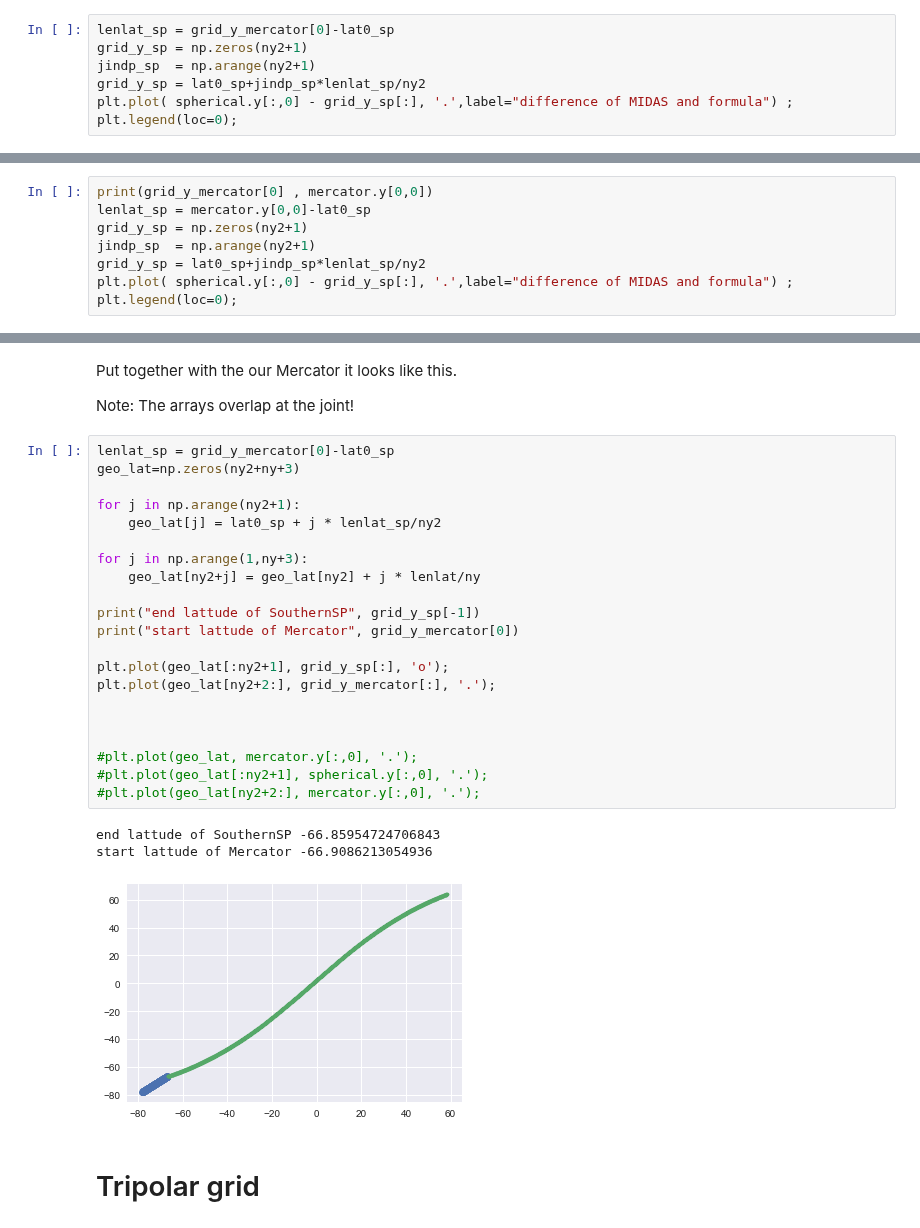
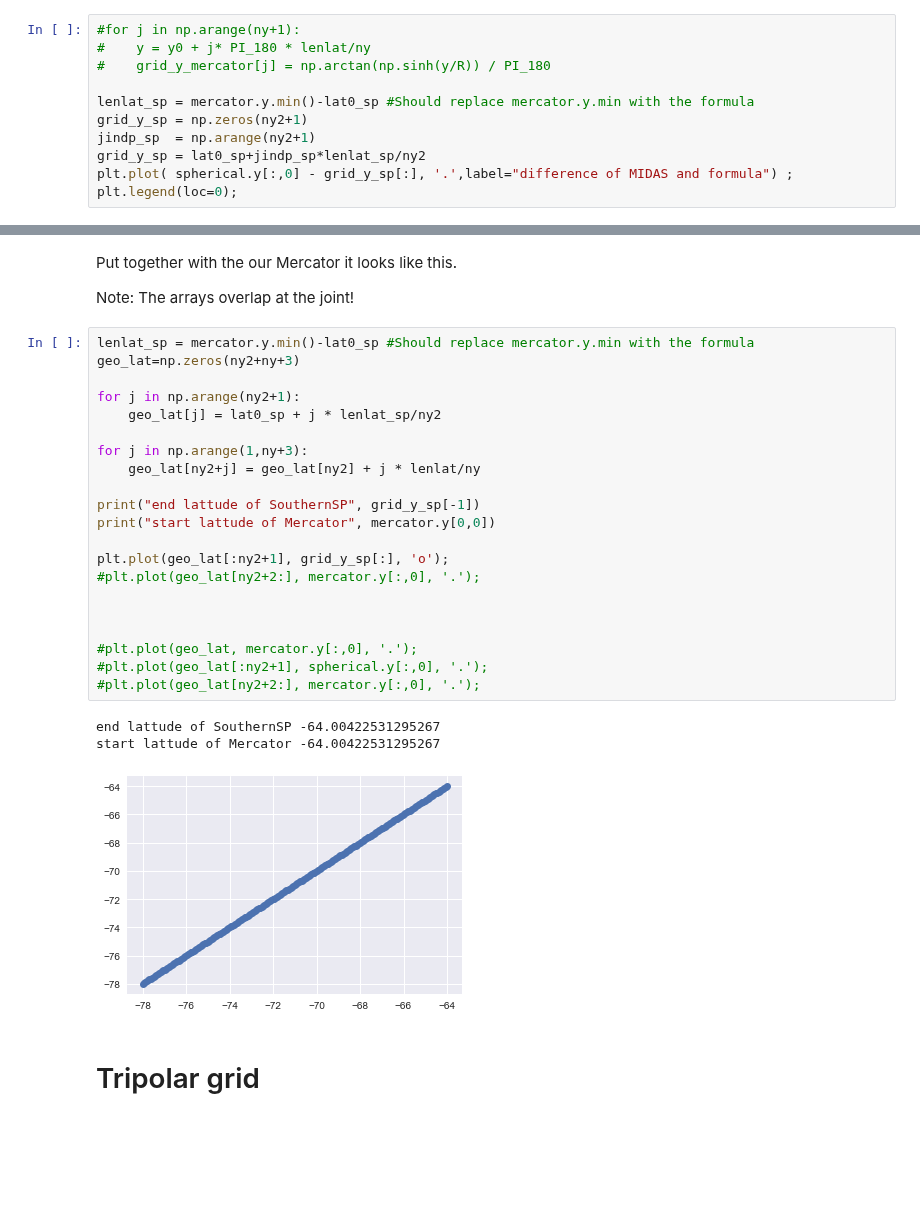
Before and after one commit to nikizadehgfdl/grid_generation, a Jupyter notebook: ocean_grid_0.25.ipynb, the cells around one changed output, grey strips where cells are left out. Drawn from its saved outputs; the diff is of its cells as text; blank space fills up the shorter version.

```diff
--- a/ocean_grid_0.25.ipynb
+++ b/ocean_grid_0.25.ipynb
@@ -208,7 +209,11 @@ plt.plot( spherical.y[:,0], '.');
 # %% [markdown]
 ## Simple line
 # %%
-lenlat_sp = grid_y_mercator[0]-lat0_sp
+#for j in np.arange(ny+1):
+#    y = y0 + j* PI_180 * lenlat/ny
+#    grid_y_mercator[j] = np.arctan(np.sinh(y/R)) / PI_180
+
+lenlat_sp = mercator.y.min()-lat0_sp #Should replace mercator.y.min with the formula
 grid_y_sp = np.zeros(ny2+1)
 jindp_sp  = np.arange(ny2+1)
 grid_y_sp = lat0_sp+jindp_sp*lenlat_sp/ny2
@@ -219,10 +224,2 @@ plt.legend(loc=0);
 # %% [markdown]
 Note the difference is due to the difference between our formula generated starting latitude of Mercator grid grid_y_mercator[0] and MIDAS generated quantity mercator.y[0,0]
-# %%
-print(grid_y_mercator[0] , mercator.y[0,0])
-lenlat_sp = mercator.y[0,0]-lat0_sp
-grid_y_sp = np.zeros(ny2+1)
-jindp_sp  = np.arange(ny2+1)
-grid_y_sp = lat0_sp+jindp_sp*lenlat_sp/ny2
-plt.plot( spherical.y[:,0] - grid_y_sp[:], '.',label="difference of MIDAS and formula") ;
-plt.legend(loc=0);
@@ -234,30 +228,30 @@ Put together with the our Mercator it looks like this.
 
 Note: The arrays overlap at the joint!
 # %%
-lenlat_sp = grid_y_mercator[0]-lat0_sp
+lenlat_sp = mercator.y.min()-lat0_sp #Should replace mercator.y.min with the formula
 geo_lat=np.zeros(ny2+ny+3)
 
 for j in np.arange(ny2+1):
     geo_lat[j] = lat0_sp + j * lenlat_sp/ny2
 
 for j in np.arange(1,ny+3):
     geo_lat[ny2+j] = geo_lat[ny2] + j * lenlat/ny
 
 print("end lattude of SouthernSP", grid_y_sp[-1])
-print("start lattude of Mercator", grid_y_mercator[0])
+print("start lattude of Mercator", mercator.y[0,0])
 
 plt.plot(geo_lat[:ny2+1], grid_y_sp[:], 'o');
-plt.plot(geo_lat[ny2+2:], grid_y_mercator[:], '.');
+#plt.plot(geo_lat[ny2+2:], mercator.y[:,0], '.');
 
 
 
 #plt.plot(geo_lat, mercator.y[:,0], '.');
 #plt.plot(geo_lat[:ny2+1], spherical.y[:,0], '.');
 #plt.plot(geo_lat[ny2+2:], mercator.y[:,0], '.');
 # %% [output]
-end lattude of SouthernSP -66.85954724706843
-start lattude of Mercator -66.9086213054936
+end lattude of SouthernSP -64.00422531295267
+start lattude of Mercator -64.00422531295267
-[figure, old version]
+[figure, new version]
 # %% [markdown]
 # Tripolar grid
 # %% [markdown]
```
Also changed, not shown: parts of 20 cells of this notebook.
